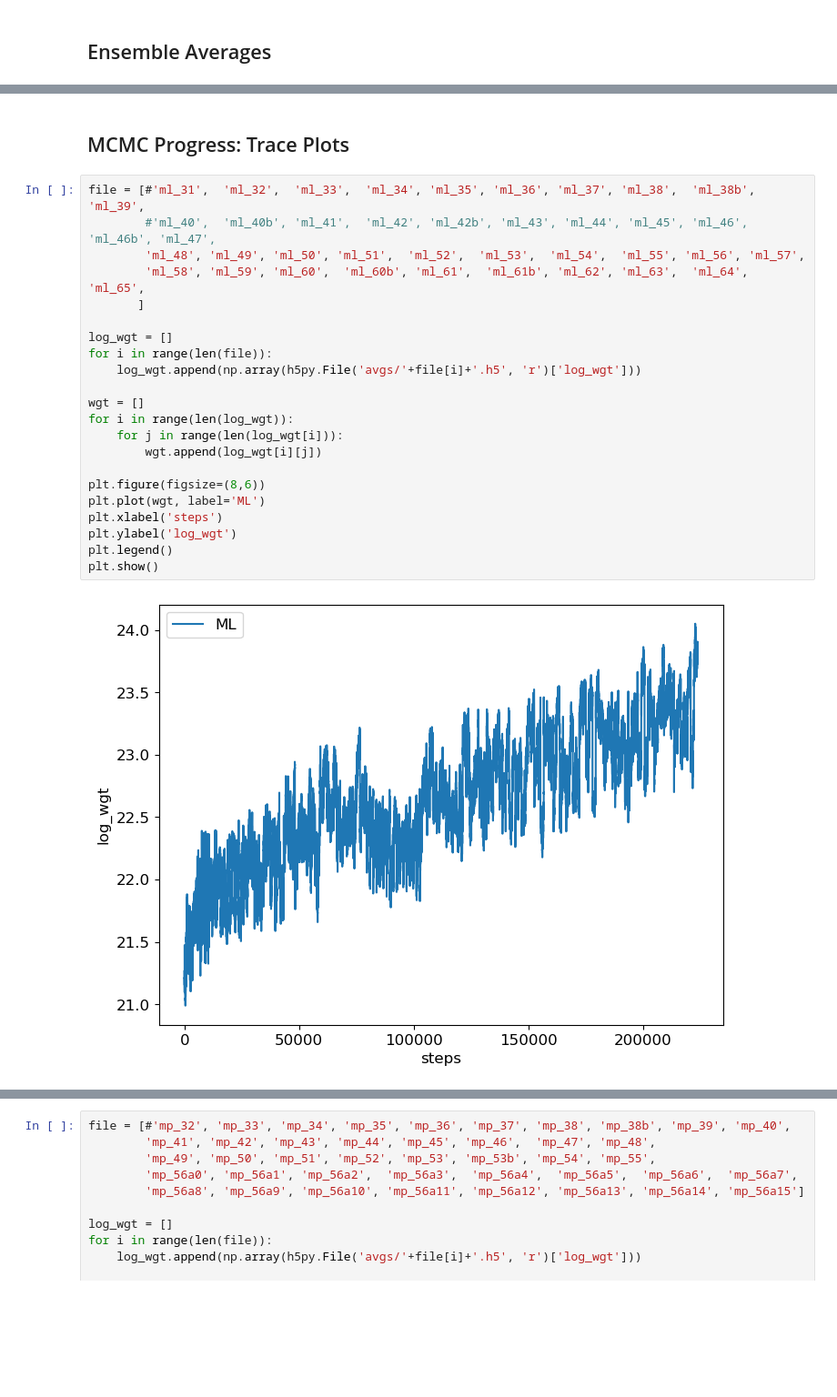
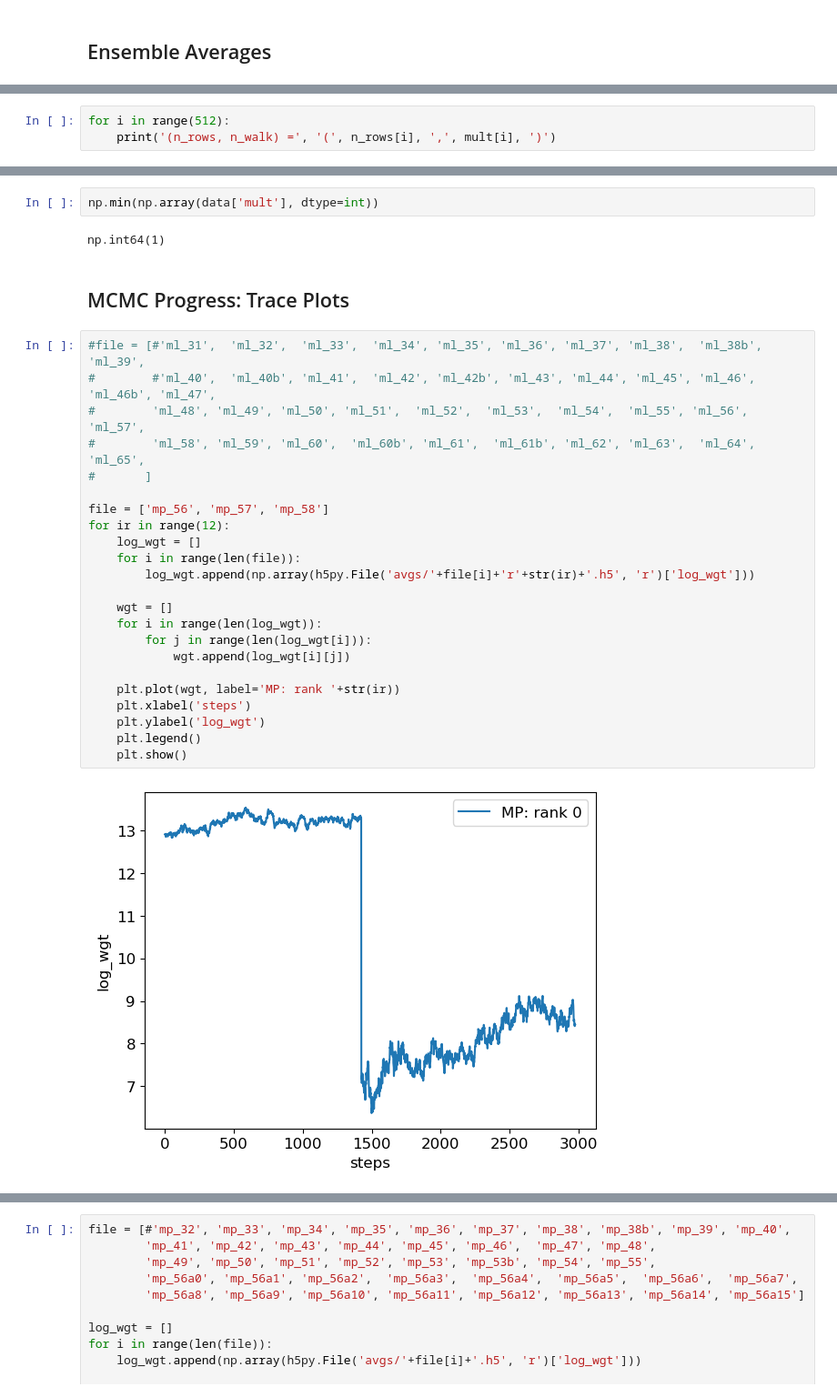
Before and after one commit to awsteiner/bamr, a Jupyter notebook: out/comp.ipynb, the cells around one changed output, grey strips where cells are left out. Shown at 91% size. Drawn from its saved outputs; the diff is of its cells as text; blank space fills up the shorter version.

Commit message:
Updated plot scripts in jupyter

```diff
--- a/out/comp.ipynb
+++ b/out/comp.ipynb
@@ -200,0 +206,3 @@ average.shape = (1432, 1424)
+# %%
+for i in range(512):
+    print('(n_rows, n_walk) =', '(', n_rows[i], ',', mult[i], ')')
@@ -201,26 +227,31 @@ average.shape = (1432, 1424)
+# %%
+np.min(np.array(data['mult'], dtype=int))
+# %% [output]
+np.int64(1)
 # %% [markdown]
 ## MCMC Progress: Trace Plots
 # %%
-file = [#'ml_31',  'ml_32',  'ml_33',  'ml_34', 'ml_35', 'ml_36', 'ml_37', 'ml_38',  'ml_38b', 'ml_39',
-        #'ml_40',  'ml_40b', 'ml_41',  'ml_42', 'ml_42b', 'ml_43', 'ml_44', 'ml_45', 'ml_46', 'ml_46b', 'ml_47',
-        'ml_48', 'ml_49', 'ml_50', 'ml_51',  'ml_52',  'ml_53',  'ml_54',  'ml_55', 'ml_56', 'ml_57',
-        'ml_58', 'ml_59', 'ml_60',  'ml_60b', 'ml_61',  'ml_61b', 'ml_62', 'ml_63',  'ml_64', 'ml_65',
-       ]
+#file = [#'ml_31',  'ml_32',  'ml_33',  'ml_34', 'ml_35', 'ml_36', 'ml_37', 'ml_38',  'ml_38b', 'ml_39',
+#        #'ml_40',  'ml_40b', 'ml_41',  'ml_42', 'ml_42b', 'ml_43', 'ml_44', 'ml_45', 'ml_46', 'ml_46b', 'ml_47',
+#        'ml_48', 'ml_49', 'ml_50', 'ml_51',  'ml_52',  'ml_53',  'ml_54',  'ml_55', 'ml_56', 'ml_57',
+#        'ml_58', 'ml_59', 'ml_60',  'ml_60b', 'ml_61',  'ml_61b', 'ml_62', 'ml_63',  'ml_64', 'ml_65',
+#       ]
 
-log_wgt = []
-for i in range(len(file)):
-    log_wgt.append(np.array(h5py.File('avgs/'+file[i]+'.h5', 'r')['log_wgt']))
+file = ['mp_56', 'mp_57', 'mp_58']
+for ir in range(12):
+    log_wgt = []
+    for i in range(len(file)):
+        log_wgt.append(np.array(h5py.File('avgs/'+file[i]+'r'+str(ir)+'.h5', 'r')['log_wgt']))
 
-wgt = []
-for i in range(len(log_wgt)):
-    for j in range(len(log_wgt[i])):
-        wgt.append(log_wgt[i][j])
+    wgt = []
+    for i in range(len(log_wgt)):
+        for j in range(len(log_wgt[i])):
+            wgt.append(log_wgt[i][j])
 
-plt.figure(figsize=(8,6))
-plt.plot(wgt, label='ML')
-plt.xlabel('steps')
-plt.ylabel('log_wgt')
-plt.legend()
-plt.show()
+    plt.plot(wgt, label='MP: rank '+str(ir))
+    plt.xlabel('steps')
+    plt.ylabel('log_wgt')
+    plt.legend()
+    plt.show()
 # %% [output]
-[figure, old version]
+[figure, new version]
```
Also changed, not shown: parts of 4 cells of this notebook, 1 other file.
